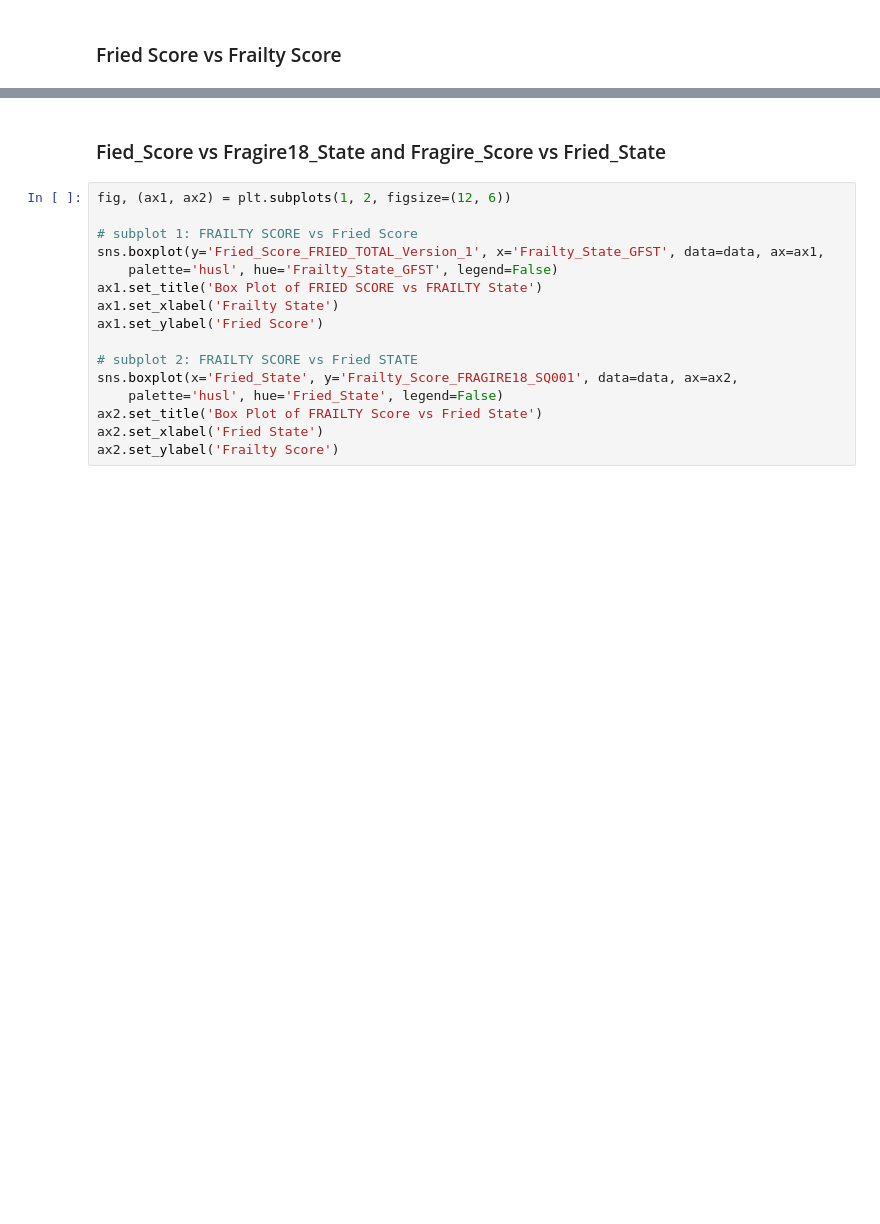
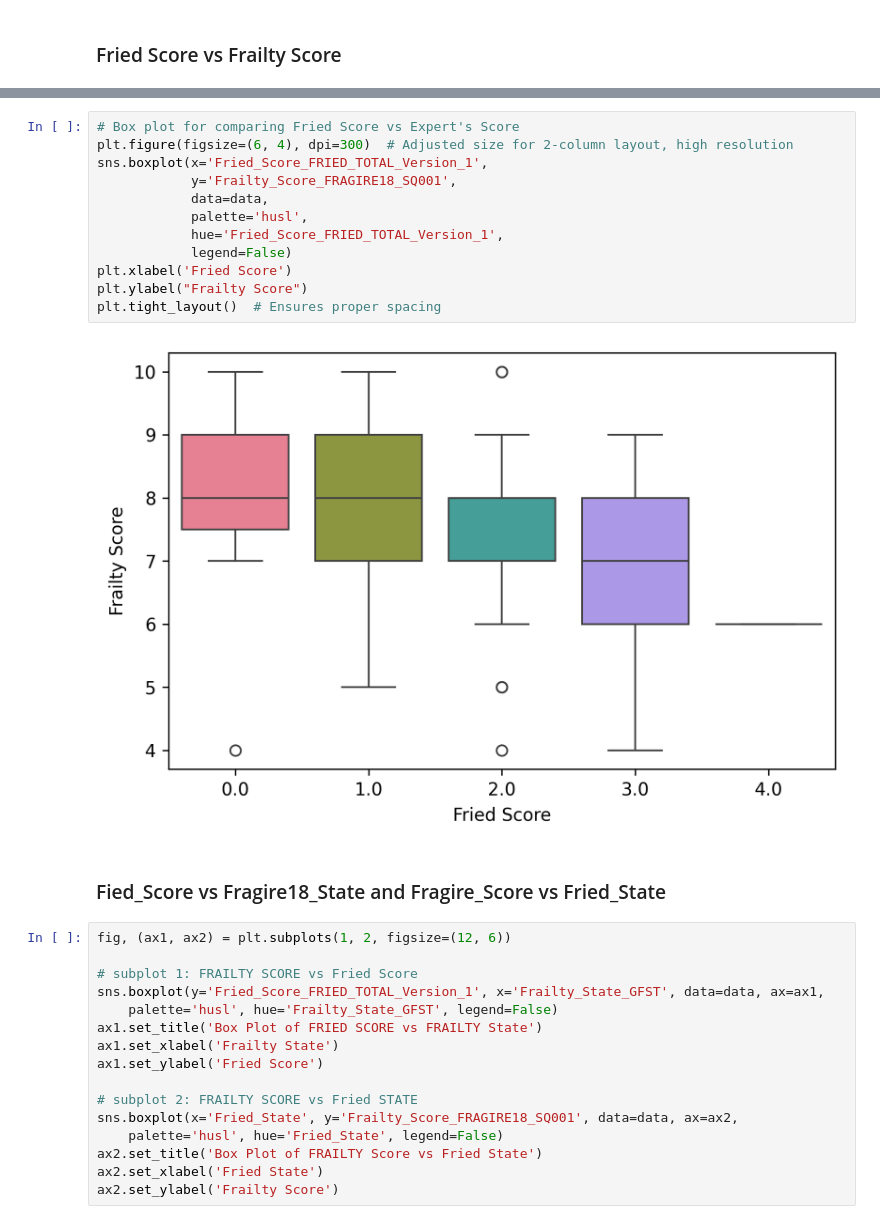
Before and after one commit to lukuenya/Thesis, a Jupyter notebook: notebooks/statistical_analysis.ipynb, the cells around one changed output, grey strips where cells are left out. Saved outputs shown, nothing was run; the diff lists cells and outputs as text; blank space fills up the shorter version.

```diff
--- a/notebooks/statistical_analysis.ipynb
+++ b/notebooks/statistical_analysis.ipynb
@@ -32,6 +37,20 @@ ax2.set_ylabel('Frailty_Score')
 # %% [output]
 Text(0, 0.5, 'Frailty_Score')
 [figure]
+# %%
+# Box plot for comparing Fried Score vs Expert's Score
+plt.figure(figsize=(6, 4), dpi=300)  # Adjusted size for 2-column layout, high resolution
+sns.boxplot(x='Fried_Score_FRIED_TOTAL_Version_1',
+            y='Frailty_Score_FRAGIRE18_SQ001',
+            data=data,
+            palette='husl',
+            hue='Fried_Score_FRIED_TOTAL_Version_1',
+            legend=False)
+plt.xlabel('Fried Score')
+plt.ylabel("Frailty Score")
+plt.tight_layout()  # Ensures proper spacing
+# %% [output]
+[figure, added]
 # %% [markdown]
 ### Fied_Score vs Fragire18_State and Fragire_Score vs Fried_State
 # %%
```
Also changed, not shown: parts of 69 cells of this notebook, 47 other files.
